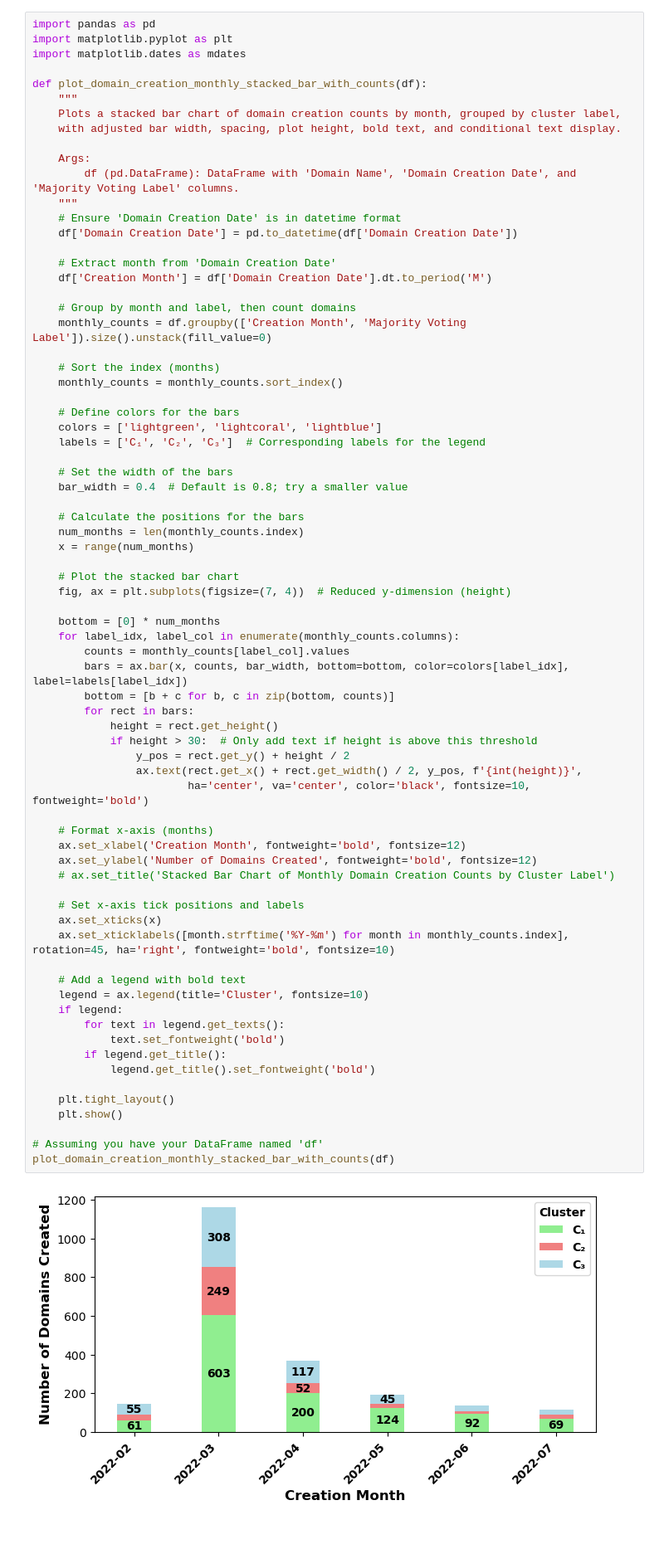
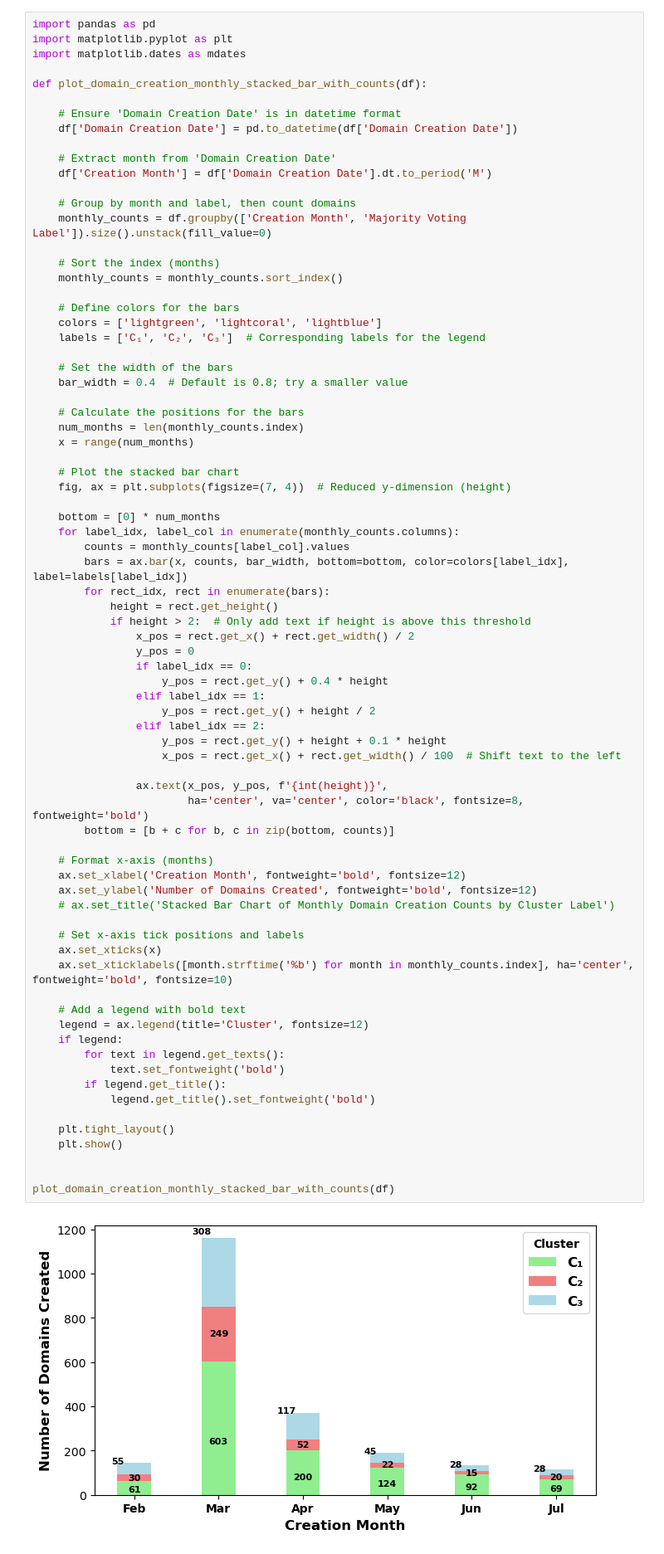
Before and after one commit to MarazMia/Theme-Threat-Research-101, a Jupyter notebook: Russia-Ukraine-War-Theme/Code/domain_data_visualization.ipynb, the cells around one changed output. Shown: that part at 83% size. Drawn from its saved outputs; the diff is of its cells as text.

```diff
--- a/Russia-Ukraine-War-Theme/Code/domain_data_visualization.ipynb
+++ b/Russia-Ukraine-War-Theme/Code/domain_data_visualization.ipynb
@@ -207,13 +126,7 @@ import matplotlib.pyplot as plt
 import matplotlib.dates as mdates
 
 def plot_domain_creation_monthly_stacked_bar_with_counts(df):
-    """
-    Plots a stacked bar chart of domain creation counts by month, grouped by cluster label,
-    with adjusted bar width, spacing, plot height, bold text, and conditional text display.
 
-    Args:
-        df (pd.DataFrame): DataFrame with 'Domain Name', 'Domain Creation Date', and 'Majority Voting Label' columns.
-    """
     # Ensure 'Domain Creation Date' is in datetime format
     df['Domain Creation Date'] = pd.to_datetime(df['Domain Creation Date'])
 
@@ -239,43 +152,52 @@ def plot_domain_creation_monthly_stacked_bar_with_counts(df):
 
     # Plot the stacked bar chart
     fig, ax = plt.subplots(figsize=(7, 4))  # Reduced y-dimension (height)
 
     bottom = [0] * num_months
     for label_idx, label_col in enumerate(monthly_counts.columns):
         counts = monthly_counts[label_col].values
         bars = ax.bar(x, counts, bar_width, bottom=bottom, color=colors[label_idx], label=labels[label_idx])
+        for rect_idx, rect in enumerate(bars):
+            height = rect.get_height()
+            if height > 2:  # Only add text if height is above this threshold
+                x_pos = rect.get_x() + rect.get_width() / 2
+                y_pos = 0
+                if label_idx == 0:
+                    y_pos = rect.get_y() + 0.4 * height
+                elif label_idx == 1:
+                    y_pos = rect.get_y() + height / 2
+                elif label_idx == 2:
+                    y_pos = rect.get_y() + height + 0.1 * height
+                    x_pos = rect.get_x() + rect.get_width() / 100  # Shift text to the left
+
+                ax.text(x_pos, y_pos, f'{int(height)}',
+                        ha='center', va='center', color='black', fontsize=8, fontweight='bold')
         bottom = [b + c for b, c in zip(bottom, counts)]
-        for rect in bars:
-            height = rect.get_height()
-            if height > 30:  # Only add text if height is above this threshold
-                y_pos = rect.get_y() + height / 2
-                ax.text(rect.get_x() + rect.get_width() / 2, y_pos, f'{int(height)}',
-                        ha='center', va='center', color='black', fontsize=10, fontweight='bold')
 
     # Format x-axis (months)
     ax.set_xlabel('Creation Month', fontweight='bold', fontsize=12)
     ax.set_ylabel('Number of Domains Created', fontweight='bold', fontsize=12)
     # ax.set_title('Stacked Bar Chart of Monthly Domain Creation Counts by Cluster Label')
 
     # Set x-axis tick positions and labels
     ax.set_xticks(x)
-    ax.set_xticklabels([month.strftime('%Y-%m') for month in monthly_counts.index], rotation=45, ha='right', fontweight='bold', fontsize=10)
+    ax.set_xticklabels([month.strftime('%b') for month in monthly_counts.index], ha='center', fontweight='bold', fontsize=10)
 
     # Add a legend with bold text
-    legend = ax.legend(title='Cluster', fontsize=10)
+    legend = ax.legend(title='Cluster', fontsize=12)
     if legend:
         for text in legend.get_texts():
             text.set_fontweight('bold')
         if legend.get_title():
             legend.get_title().set_fontweight('bold')
 
     plt.tight_layout()
     plt.show()
 
-# Assuming you have your DataFrame named 'df'
+
 plot_domain_creation_monthly_stacked_bar_with_counts(df)
 # %% [output]
-[figure, old version]
+[figure, new version]
 # %%
 
 
```
Also changed, not shown: parts of 11 cells of this notebook.
